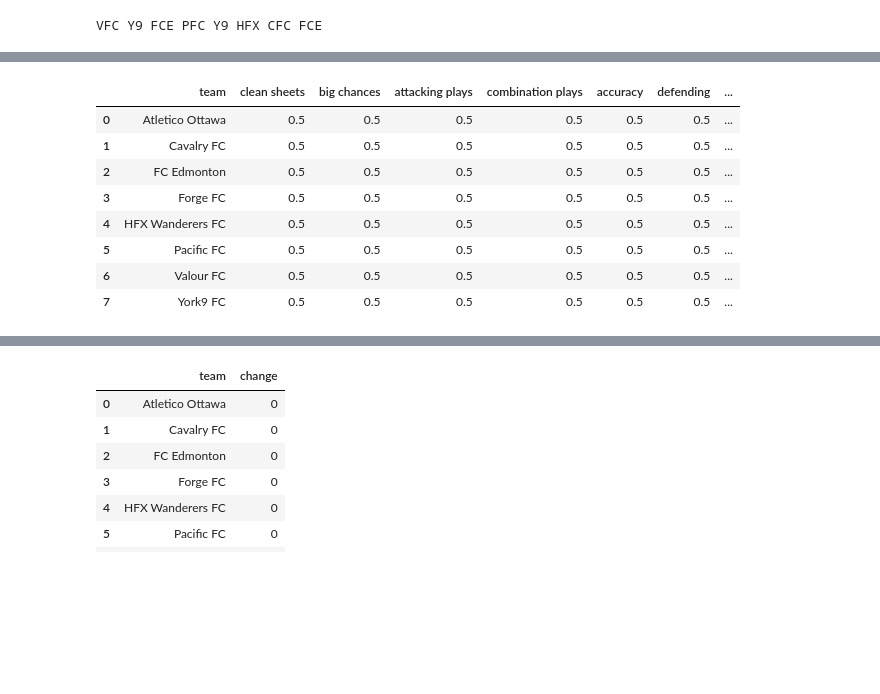
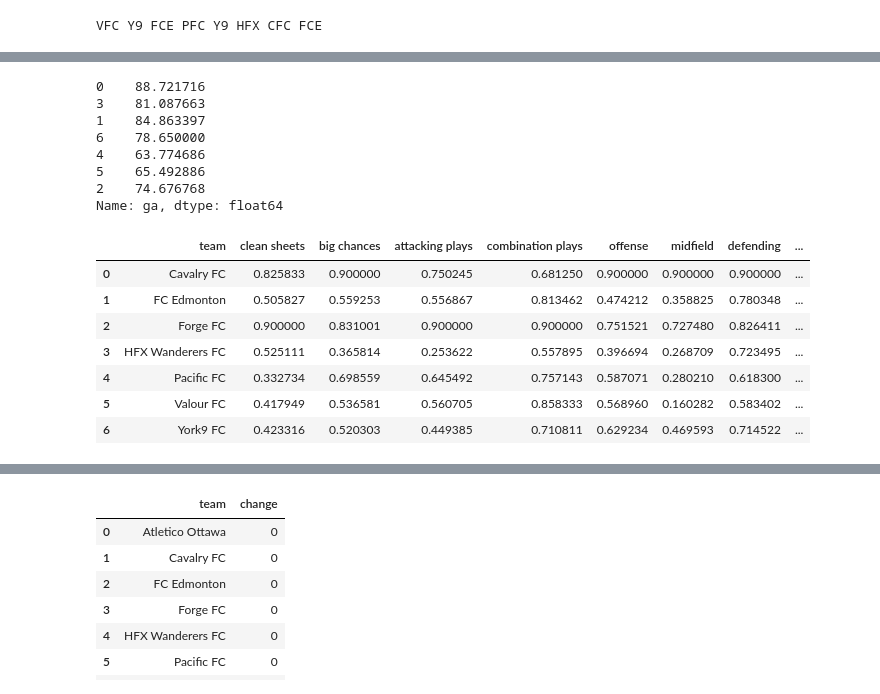
Before and after one commit to tamccullough/nutmeg, a Jupyter notebook: cpl__datasets_creator-final.ipynb, the cells around one changed output, grey strips where cells are left out. Drawn from its saved outputs; the diff is of its cells as text; code cells hidden in the pictures; blank space fills up the shorter version.

```diff
--- a/cpl__datasets_creator-final.ipynb
+++ b/cpl__datasets_creator-final.ipynb
@@ -117,0 +111,3 @@ Name: overall, dtype: float64
+# %%
+offense = get_column_overall(['team','goals','chances','assists','shots','s-target','passes','crosses','duels','tackles'])
+offense
@@ -153,0 +123,3 @@ Name: overall, dtype: float64
+# %%
+defense = get_column_overall(['team','tackles','t-won','clearances','interceptions','duels','d-won'])
+print(defense)
@@ -167,0 +135,3 @@ keeping
+# %%
+comparing = standings.sort_values(by=['team'])
+comparing
@@ -168,5 +169,34 @@ keeping
+# %%
+100 - (comparing['ga'] * defense * keeping)
+# %% [output]
+0    88.721716
+3    81.087663
+1    84.863397
+6    78.650000
+4    63.774686
+5    65.492886
+2    74.676768
+Name: ga, dtype: float64
 # %%
-def get_team_graphs(stats):
+def get_team_graphs(stats,standings):
+    comparing = standings.sort_values(by=['team'])
+
+    def get_column_overall(lst):
+        data = stats[lst]
+        data = data.groupby(['team']).sum()
+        data['overall'] = data.sum(axis=1) / data.shape[1]
+        data['overall'] = data['overall'] / data['overall'].max()
+        data['overall'] = data['overall'] - 0.1
+        data = data[['overall']]
+        data = data.reset_index()
+        data.pop('team')
+        return data['overall']
+
+    offense = get_column_overall(['team','goals','chances','assists','shots','s-target','passes','crosses','duels','tackles'])
+    central = get_column_overall(['team','goals','assists','touches','passes','pass-acc','crosses','cross-acc','chances','duels','tackles'])
+    defense = get_column_overall(['team','tackles','t-won','clearances','interceptions','duels','d-won'])
+    keeping = get_column_overall(['team','cs','saves','shots faced','claimed crosses'])
+
     g_cols = ['chances','goals','assists','pass-acc','cross-acc','shots','s-target','s-box','s-out-box','clearances','interceptions','yellow','shots faced','claimed crosses','cs']
     team_mean = stats.copy()
     goals = stats[['team','goals']]
@@ -188,15 +218,16 @@ def get_team_graphs(stats):
 
     team_mean = team_mean[g_cols]
     team_mean['claimed crosses'] = team_mean['claimed crosses'] * 15
-    team_mean['cs'] = team_mean['cs'] * 30
+    team_mean['cs'] = team_mean['cs'] * 100
     team_mean['goals'] = goals.groupby(['team']).sum()
     team_mean['assists'] = assists.groupby(['team']).sum()
     team_mean['big chances'] = (team_mean['goals'] + 2) / team_mean['chances']
     team_mean['attacking plays'] = (team_mean['assists'] + 2) / team_mean['chances']
-    team_mean['combination plays'] = team_mean['assists'] / team_mean['goals']
-    team_mean['accuracy'] = team_mean['pass-acc'] + team_mean['cross-acc']
-    team_mean['defending'] = team_mean['clearances'] * team_mean['interceptions']
-    team_mean['chance creation'] = (team_mean['shots'] + team_mean['s-box'] + team_mean['s-out-box']) * team_mean['s-target']
+    team_mean['combination plays'] = team_mean['assists'] / team_mean['goals'] * 100
+    team_mean['offense'] = comparing['gf'].values / offense.values
+    team_mean['midfield'] = comparing['gd'].values * central.values + comparing['gd'].max()
+    team_mean['defending'] = 100 - (comparing['ga'].values * defense.values)
+    team_mean['chance creation'] = (team_mean['shots'] + team_mean['s-box'] + team_mean['s-out-box']) * team_mean['s-target'] * 100
     team_mean['finishing'] = team_mean['chance creation'] * team_mean['goals']
     team_mean = team_mean.rename(columns={'cs':'clean sheets'})
 
@@ -207,26 +238,24 @@ def get_team_graphs(stats):
             team_mean[col] = team_mean[col] * 5
         else:
             continue
-
     for col in team_mean.columns:
         team_mean[col] = team_mean[col] - 0.1
 
-    team_mean = team_mean[['clean sheets','big chances','attacking plays','combination plays','accuracy','defending','chance creation','finishing']]
+    team_mean = team_mean[['clean sheets','big chances','attacking plays','combination plays','offense','midfield','defending','chance creation','finishing']]
     team_mean = team_mean.reset_index()
     return team_mean
 # %%
-team_graphs = get_team_graphs(stats)
+team_graphs = get_team_graphs(stats,standings)
 team_graphs
 # %% [output]
-|  | team | clean sheets | big chances | attacking plays | combination plays | accuracy | defending | ... |
-| 0 | Atletico Ottawa | 0.5 | 0.5 | 0.5 | 0.5 | 0.5 | 0.5 | ... |
-| 1 | Cavalry FC | 0.5 | 0.5 | 0.5 | 0.5 | 0.5 | 0.5 | ... |
-| 2 | FC Edmonton | 0.5 | 0.5 | 0.5 | 0.5 | 0.5 | 0.5 | ... |
-| 3 | Forge FC | 0.5 | 0.5 | 0.5 | 0.5 | 0.5 | 0.5 | ... |
-| 4 | HFX Wanderers FC | 0.5 | 0.5 | 0.5 | 0.5 | 0.5 | 0.5 | ... |
-| 5 | Pacific FC | 0.5 | 0.5 | 0.5 | 0.5 | 0.5 | 0.5 | ... |
-| 6 | Valour FC | 0.5 | 0.5 | 0.5 | 0.5 | 0.5 | 0.5 | ... |
-| 7 | York9 FC | 0.5 | 0.5 | 0.5 | 0.5 | 0.5 | 0.5 | ... |
+|  | team | clean sheets | big chances | attacking plays | combination plays | offense | midfield | defending | ... |
+| 0 | Cavalry FC | 0.825833 | 0.900000 | 0.750245 | 0.681250 | 0.900000 | 0.900000 | 0.900000 | ... |
+| 1 | FC Edmonton | 0.505827 | 0.559253 | 0.556867 | 0.813462 | 0.474212 | 0.358825 | 0.780348 | ... |
+| 2 | Forge FC | 0.900000 | 0.831001 | 0.900000 | 0.900000 | 0.751521 | 0.727480 | 0.826411 | ... |
+| 3 | HFX Wanderers FC | 0.525111 | 0.365814 | 0.253622 | 0.557895 | 0.396694 | 0.268709 | 0.723495 | ... |
+| 4 | Pacific FC | 0.332734 | 0.698559 | 0.645492 | 0.757143 | 0.587071 | 0.280210 | 0.618300 | ... |
+| 5 | Valour FC | 0.417949 | 0.536581 | 0.560705 | 0.858333 | 0.568960 | 0.160282 | 0.583402 | ... |
+| 6 | York9 FC | 0.423316 | 0.520303 | 0.449385 | 0.710811 | 0.629234 | 0.469593 | 0.714522 | ... |
 # %%
 def make_radar(data,team_ref,year):
     team = data['team']
```
Also changed, not shown: parts of 14 cells of this notebook, 1 other file.
